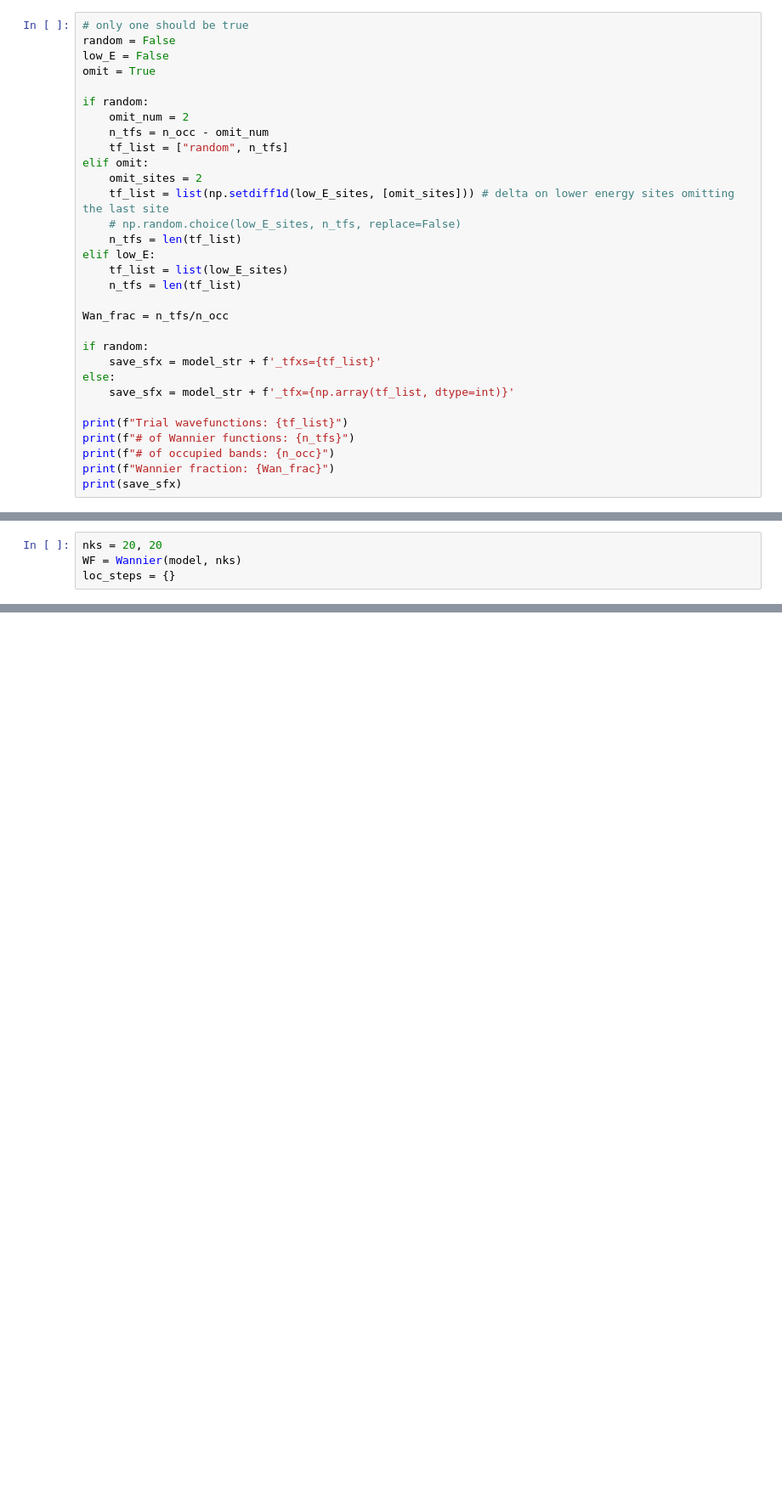
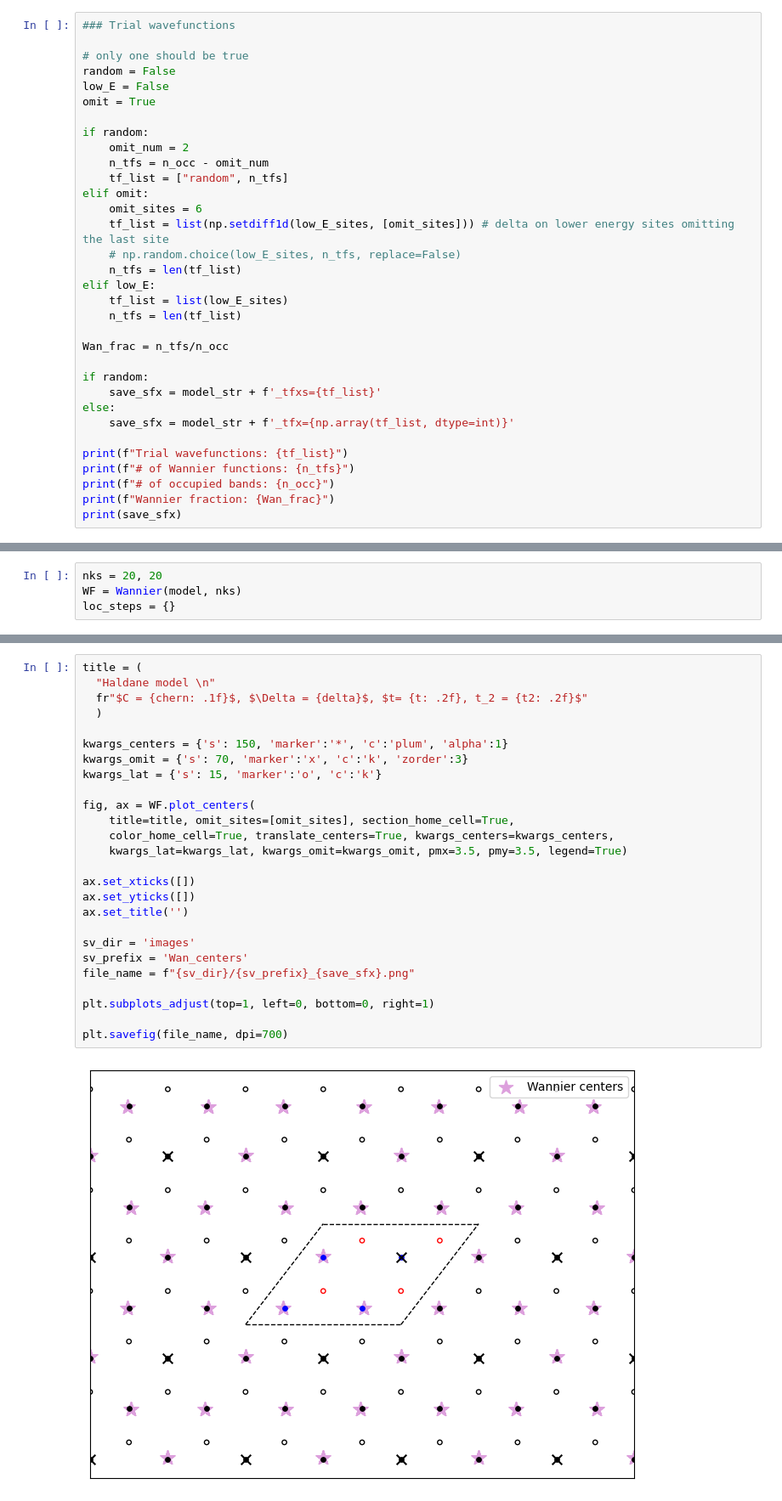
Before and after one commit to treycole/WanPy, a Jupyter notebook: top_obstruction/wan_fxns.ipynb, the cells around one changed output, grey strips where cells are left out. Shown at 85% size. Drawn from its saved outputs; the diff is of its cells as text; blank space fills up the shorter version.

```diff
--- a/top_obstruction/wan_fxns.ipynb
+++ b/top_obstruction/wan_fxns.ipynb
@@ -58,6 +48,8 @@ Low energy sites: [0 2 4 6]
 High energy sites: [1 3 5 7]
 Chern # occupied:  1.0
 # %%
+### Trial wavefunctions
+
 # only one should be true
 random = False
 low_E = False
@@ -68,7 +60,7 @@ if random:
     n_tfs = n_occ - omit_num
     tf_list = ["random", n_tfs]
 elif omit:
-    omit_sites = 2
+    omit_sites = 6
     tf_list = list(np.setdiff1d(low_E_sites, [omit_sites])) # delta on lower energy sites omitting the last site
     # np.random.choice(low_E_sites, n_tfs, replace=False)
     n_tfs = len(tf_list)
@@ -249,0 +280,28 @@ fig, ax = WF.plot_density(
+# %%
+title = (
+  "Haldane model \n"
+  fr"$C = {chern: .1f}$, $\Delta = {delta}$, $t= {t: .2f}, t_2 = {t2: .2f}$"
+  )
+
+kwargs_centers = {'s': 150, 'marker':'*', 'c':'plum', 'alpha':1}
+kwargs_omit = {'s': 70, 'marker':'x', 'c':'k', 'zorder':3}
+kwargs_lat = {'s': 15, 'marker':'o', 'c':'k'}
+
+fig, ax = WF.plot_centers(
+    title=title, omit_sites=[omit_sites], section_home_cell=True,
+    color_home_cell=True, translate_centers=True, kwargs_centers=kwargs_centers,
+    kwargs_lat=kwargs_lat, kwargs_omit=kwargs_omit, pmx=3.5, pmy=3.5, legend=True)
+
+ax.set_xticks([])
+ax.set_yticks([])
+ax.set_title('')
+
+sv_dir = 'images'
+sv_prefix = 'Wan_centers'
+file_name = f"{sv_dir}/{sv_prefix}_{save_sfx}.png"
+
+plt.subplots_adjust(top=1, left=0, bottom=0, right=1)
+
+plt.savefig(file_name, dpi=700)
+# %% [output]
+[figure, added]
```
Also changed, not shown: parts of 24 cells of this notebook, 25 other files.
